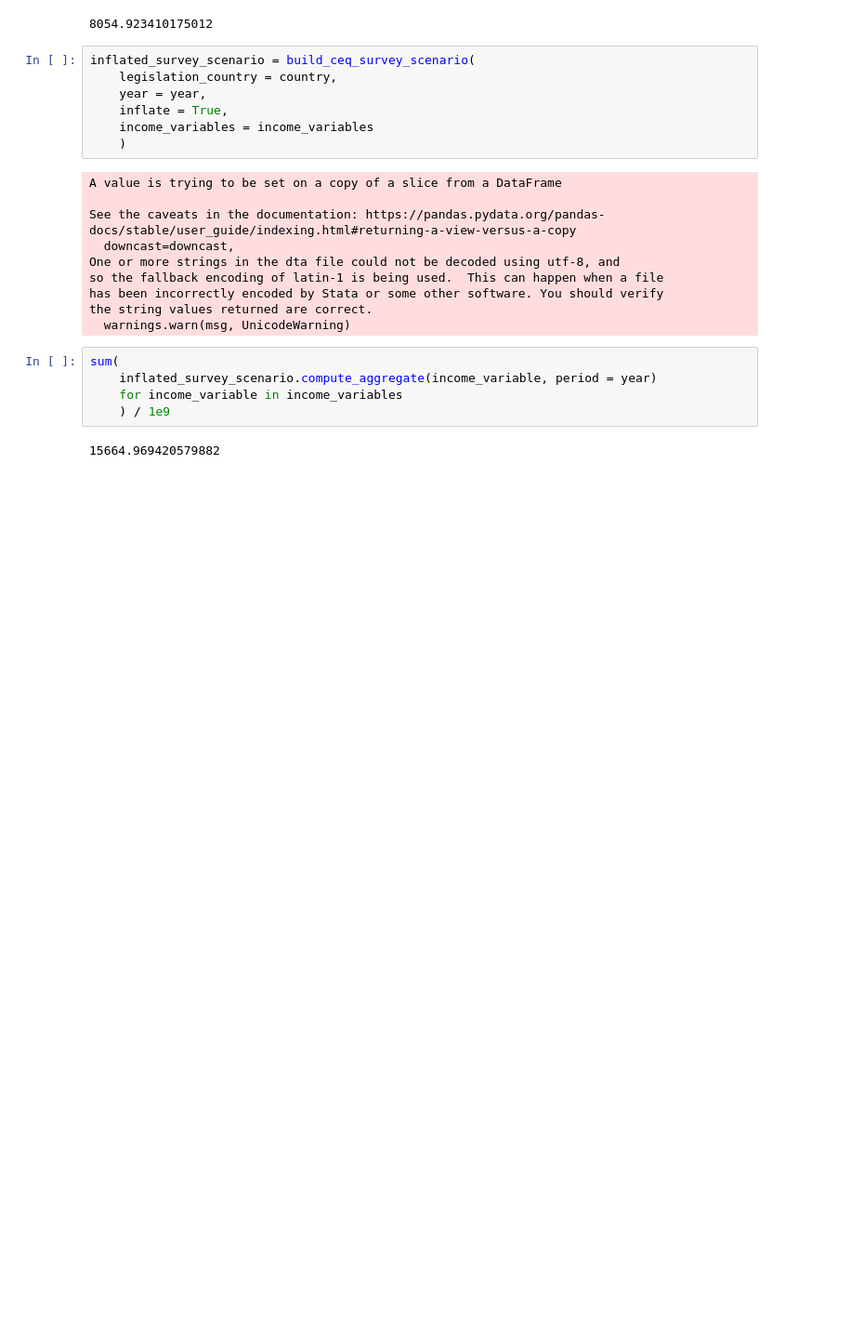
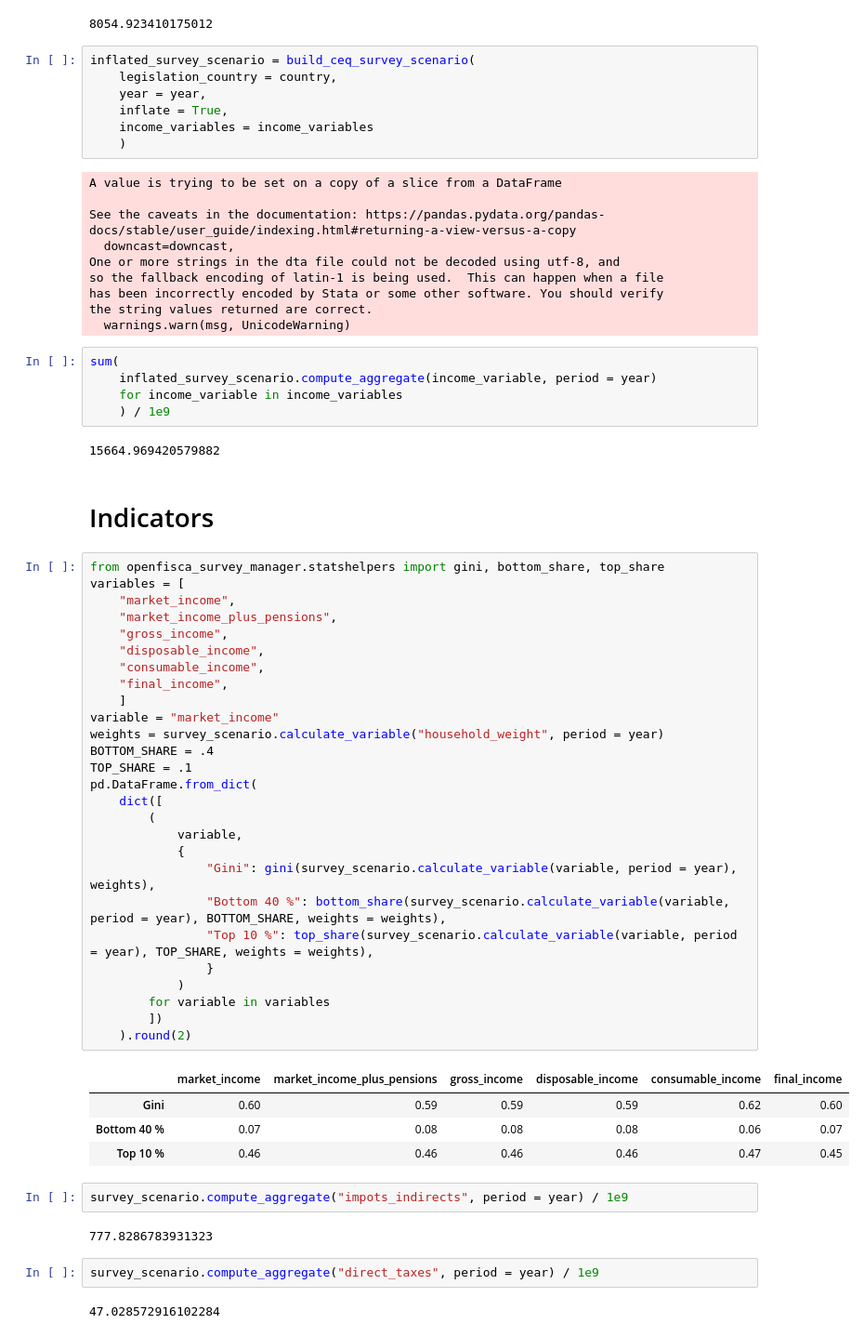
Before and after one commit to openfisca/openfisca-ceq, a Jupyter notebook: notebooks/cote_d_ivoire.ipynb, the cells around one changed output. Shown at 93% size. Saved outputs shown, nothing was run; the diff lists cells and outputs as text; blank space fills up the shorter version.

Commit message:
Add gini and shares to notebooks

```diff
--- a/notebooks/cote_d_ivoire.ipynb
+++ b/notebooks/cote_d_ivoire.ipynb
@@ -304,3 +304,45 @@ sum(
     ) / 1e9
 # %% [output]
 15664.969420579882
+# %% [markdown]
+# Indicators
+# %%
+from openfisca_survey_manager.statshelpers import gini, bottom_share, top_share
+variables = [
+    "market_income",
+    "market_income_plus_pensions",
+    "gross_income",
+    "disposable_income",
+    "consumable_income",
+    "final_income",
+    ]
+variable = "market_income"
+weights = survey_scenario.calculate_variable("household_weight", period = year)
+BOTTOM_SHARE = .4
+TOP_SHARE = .1
+pd.DataFrame.from_dict(
+    dict([
+        (
+            variable,
+            {
+                "Gini": gini(survey_scenario.calculate_variable(variable, period = year), weights),
+                "Bottom 40 %": bottom_share(survey_scenario.calculate_variable(variable, period = year), BOTTOM_SHARE, weights = weights),
+                "Top 10 %": top_share(survey_scenario.calculate_variable(variable, period = year), TOP_SHARE, weights = weights),
+                }
+            )
+        for variable in variables
+        ])
+    ).round(2)
+# %% [output]
+|  | market_income | market_income_plus_pensions | gross_income | disposable_income | consumable_income | final_income |
+| Gini | 0.60 | 0.59 | 0.59 | 0.59 | 0.62 | 0.60 |
+| Bottom 40 % | 0.07 | 0.08 | 0.08 | 0.08 | 0.06 | 0.07 |
+| Top 10 % | 0.46 | 0.46 | 0.46 | 0.46 | 0.47 | 0.45 |
+# %%
+survey_scenario.compute_aggregate("impots_indirects", period = year) / 1e9
+# %% [output]
+777.8286783931323
+# %%
+survey_scenario.compute_aggregate("direct_taxes", period = year) / 1e9
+# %% [output]
+47.028572916102284
```
Also changed, not shown: 3 other files.
